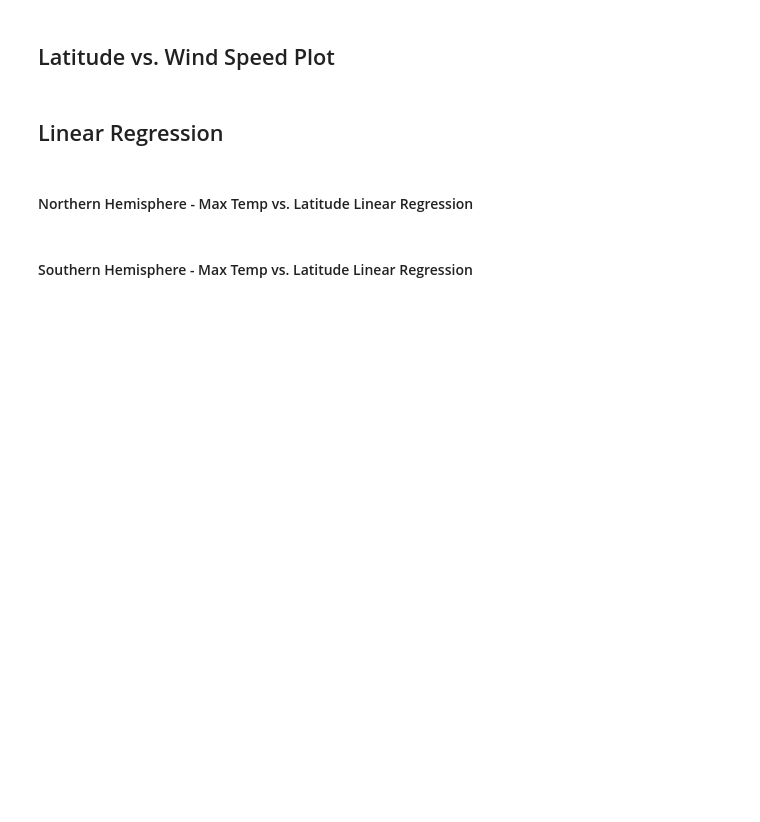
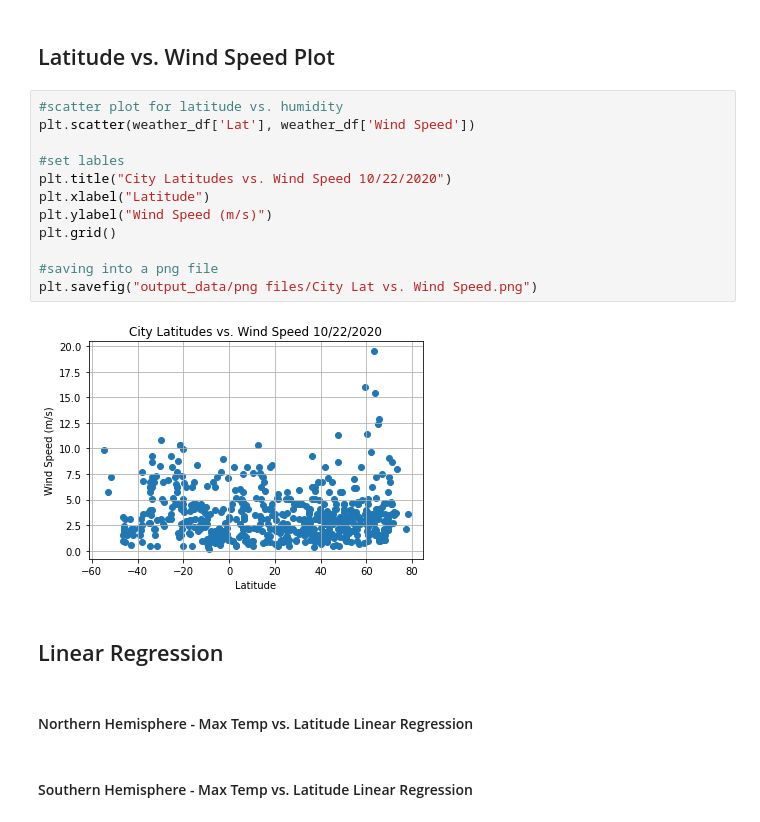
Before and after one commit to teresaflicek/python-api-challenge, a Jupyter notebook: WeatherPy/WeatherPy.ipynb, the cells around one changed output. Cells and saved outputs as stored; diff of their text form; blank space fills up the shorter version.

```diff
--- a/WeatherPy/WeatherPy.ipynb
+++ b/WeatherPy/WeatherPy.ipynb
@@ -142,5 +231,19 @@ Skip this step if there are no cities that have humidity > 100%.
 # %% [markdown]
 ## Latitude vs. Wind Speed Plot
+# %%
+#scatter plot for latitude vs. humidity
+plt.scatter(weather_df['Lat'], weather_df['Wind Speed'])
+
+#set lables
+plt.title("City Latitudes vs. Wind Speed 10/22/2020")
+plt.xlabel("Latitude")
+plt.ylabel("Wind Speed (m/s)")
+plt.grid()
+
+#saving into a png file
+plt.savefig("output_data/png files/City Lat vs. Wind Speed.png")
+# %% [output]
+[figure, added]
 # %% [markdown]
 ## Linear Regression
 # %% [markdown]
```
Also changed, not shown: parts of 9 cells of this notebook, 5 other files.
